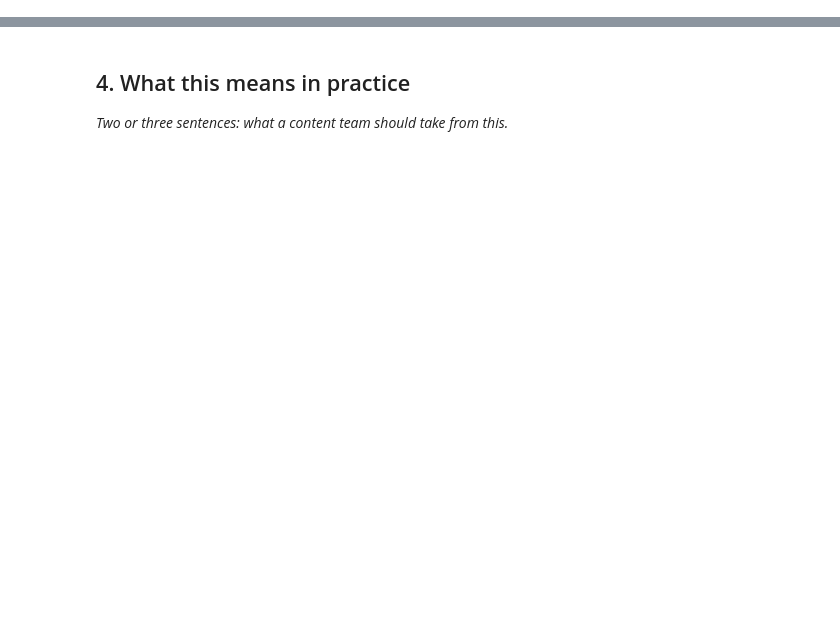
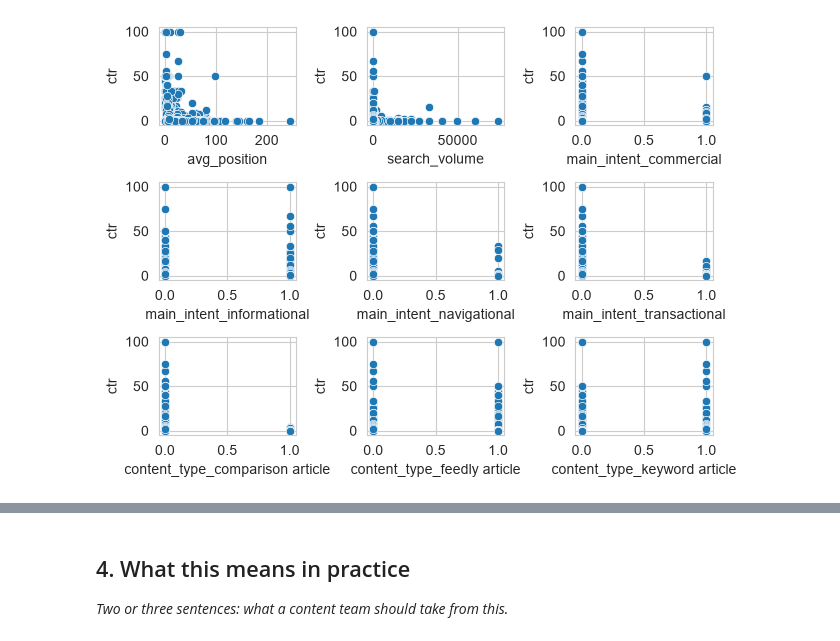
Before and after one commit to leiandrei/flyrank-ml-internship-starter, a Jupyter notebook: work/notebooks/w04_signal_audit.ipynb, the cells around one changed output, grey strips where cells are left out. Saved outputs shown, nothing was run; the diff lists cells and outputs as text; code cells hidden in the pictures; blank space fills up the shorter version.

```diff
--- a/work/notebooks/w04_signal_audit.ipynb
+++ b/work/notebooks/w04_signal_audit.ipynb
@@ -12,0 +80,12 @@ This skeleton is yours to fill. Work the sections **in order** — each one has
+# %%
+# This cell is for CODE (numbers, a query, a check).
+# Write your text answer in the cell ABOVE this one — typing sentences here breaks Run All.
+column = subset.drop('ctr', axis=1).columns.to_list()
+fig, ax = plt.subplots(3, 3)
+
+for i, cols in enumerate(column):
+    sns.scatterplot(data=subset, x=cols, y='ctr', ax=ax.flat[i])
+
+plt.tight_layout()
+# %% [output]
+[figure, added]
```
Also changed, not shown: parts of 13 cells of this notebook, 2 other files.
